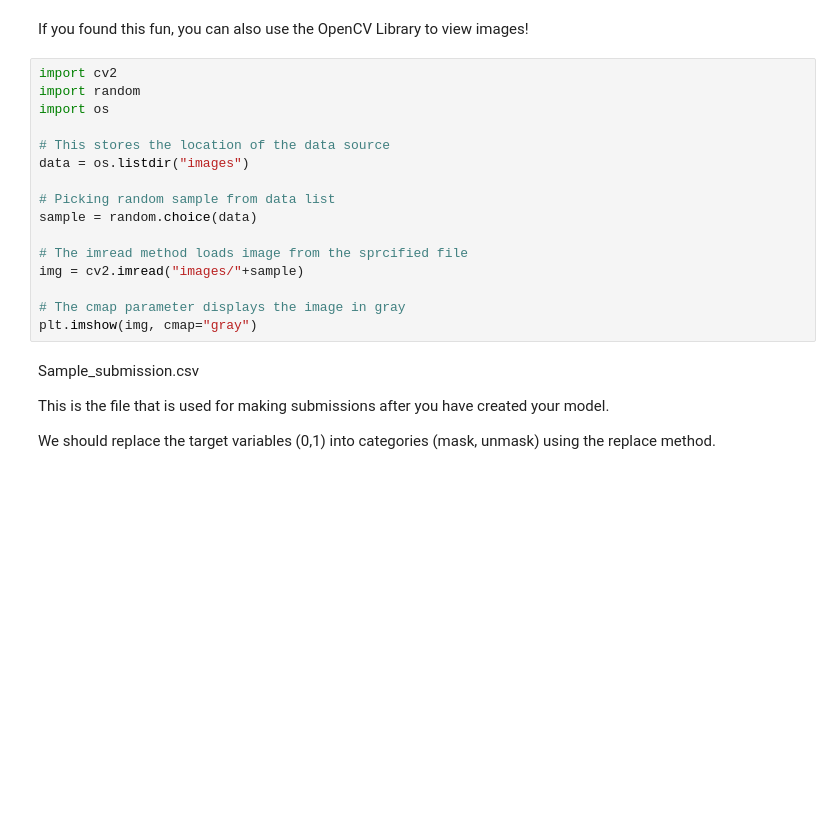
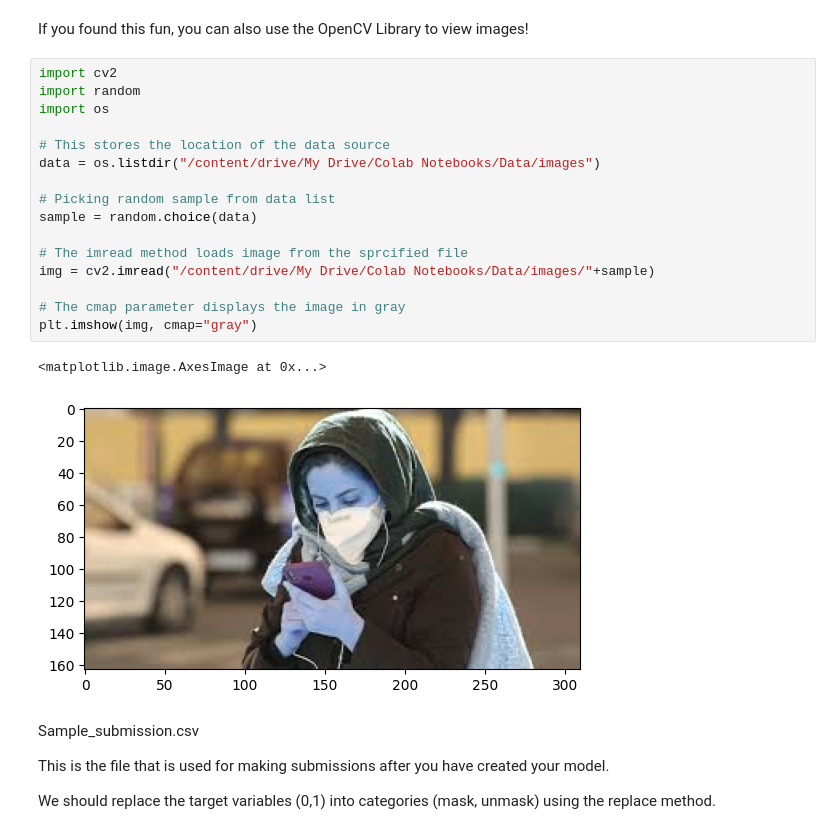
Before and after one commit to Virgo-Alpha/Mask_Detection, a Jupyter notebook: detector.ipynb, the cells around one changed output. Cells and saved outputs as stored; diff of their text form; blank space fills up the shorter version.

```diff
--- a/detector.ipynb
+++ b/detector.ipynb
@@ -49,19 +67,22 @@ If you found this fun, you can also use the OpenCV Library to view images!
 # %%
 import cv2
 import random
 import os
 
 # This stores the location of the data source
-data = os.listdir("images")
+data = os.listdir("/content/drive/My Drive/Colab Notebooks/Data/images")
 
 # Picking random sample from data list
 sample = random.choice(data)
 
 # The imread method loads image from the sprcified file
-img = cv2.imread("images/"+sample)
+img = cv2.imread("/content/drive/My Drive/Colab Notebooks/Data/images/"+sample)
 
 # The cmap parameter displays the image in gray
 plt.imshow(img, cmap="gray")
+# %% [output]
+<matplotlib.image.AxesImage at 0x...>
+[figure, added]
 # %% [markdown]
 Sample_submission.csv
 
```
Also changed, not shown: parts of 13 cells of this notebook.
